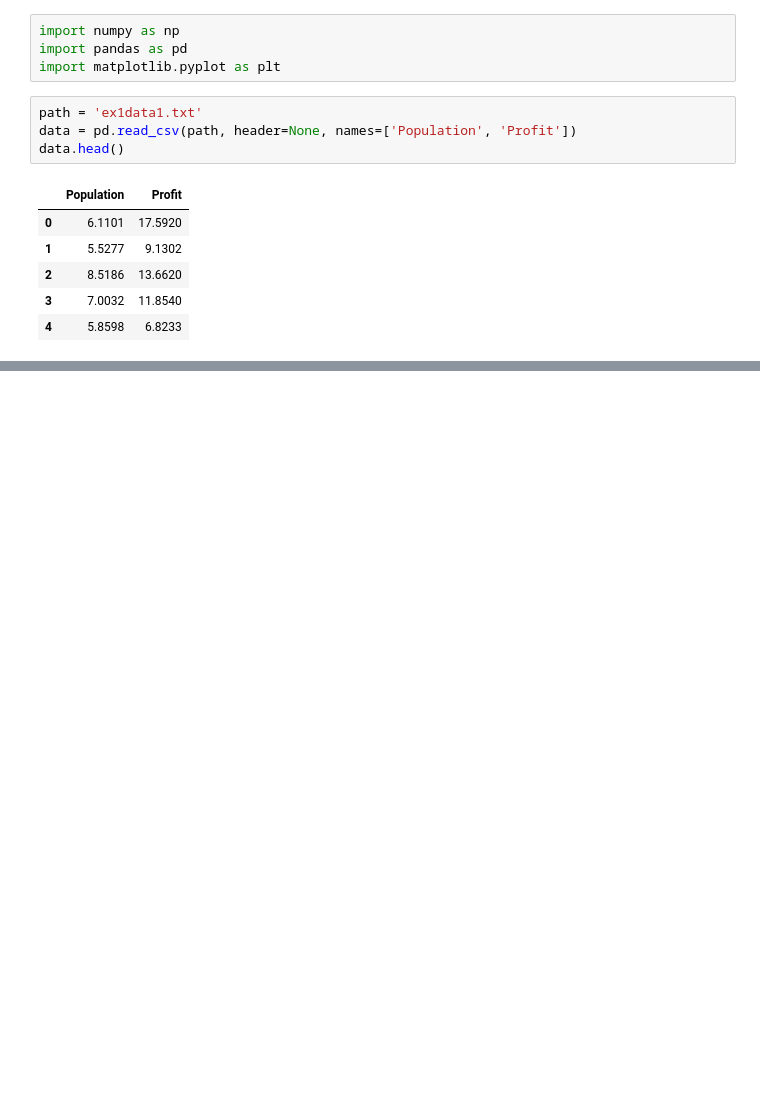
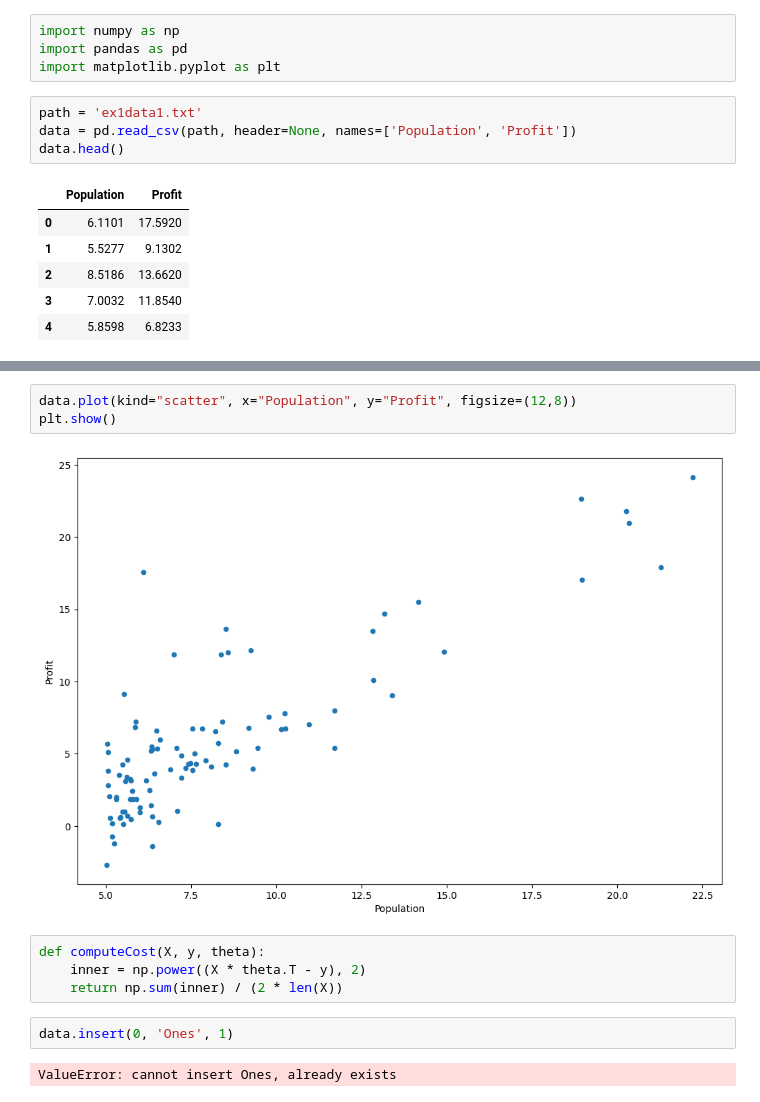
Before and after one commit to Alive-mk/ML_note, a Jupyter notebook: codes/ML_1/ML_1.ipynb, the cells around one changed output, grey strips where cells are left out. Drawn from its saved outputs; the diff is of its cells as text; blank space fills up the shorter version.

```diff
--- a/codes/ML_1/ML_1.ipynb
+++ b/codes/ML_1/ML_1.ipynb
@@ -15,0 +28,13 @@ data.head()
+# %%
+data.plot(kind="scatter", x="Population", y="Profit", figsize=(12,8))
+plt.show()
+# %% [output]
+[figure, added]
+# %%
+def computeCost(X, y, theta):
+    inner = np.power((X * theta.T - y), 2)
+    return np.sum(inner) / (2 * len(X))
+# %%
+data.insert(0, 'Ones', 1)
+# %% [output]
+ValueError: cannot insert Ones, already exists
```
Also changed, not shown: parts of 10 cells of this notebook, 2 other files.
